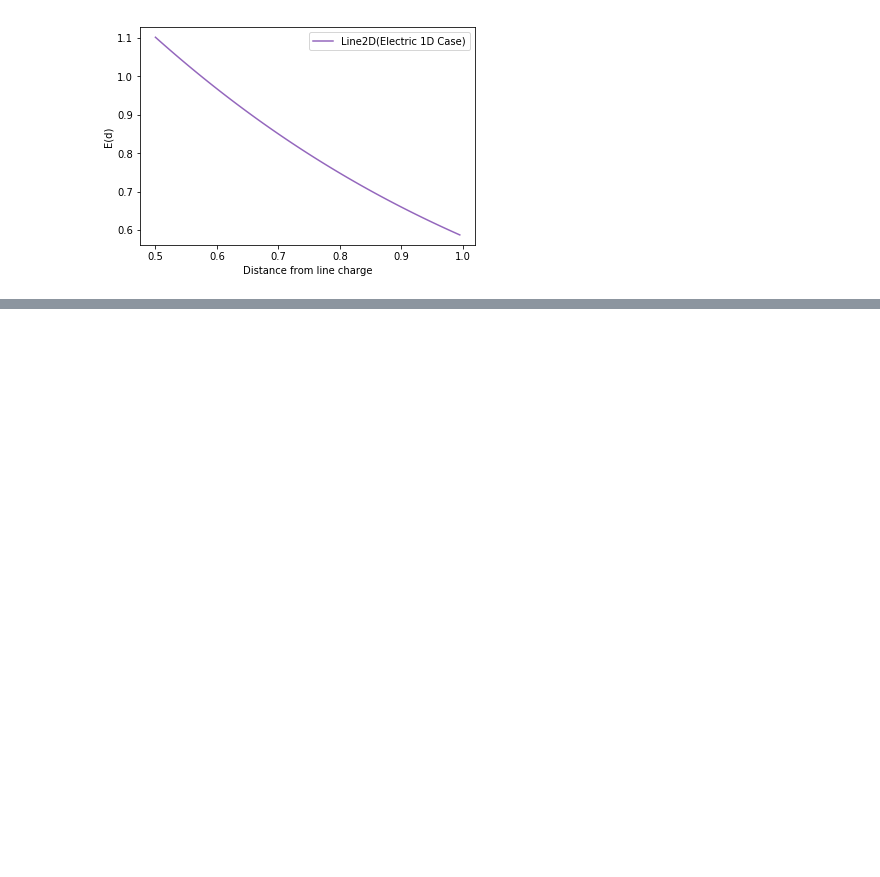
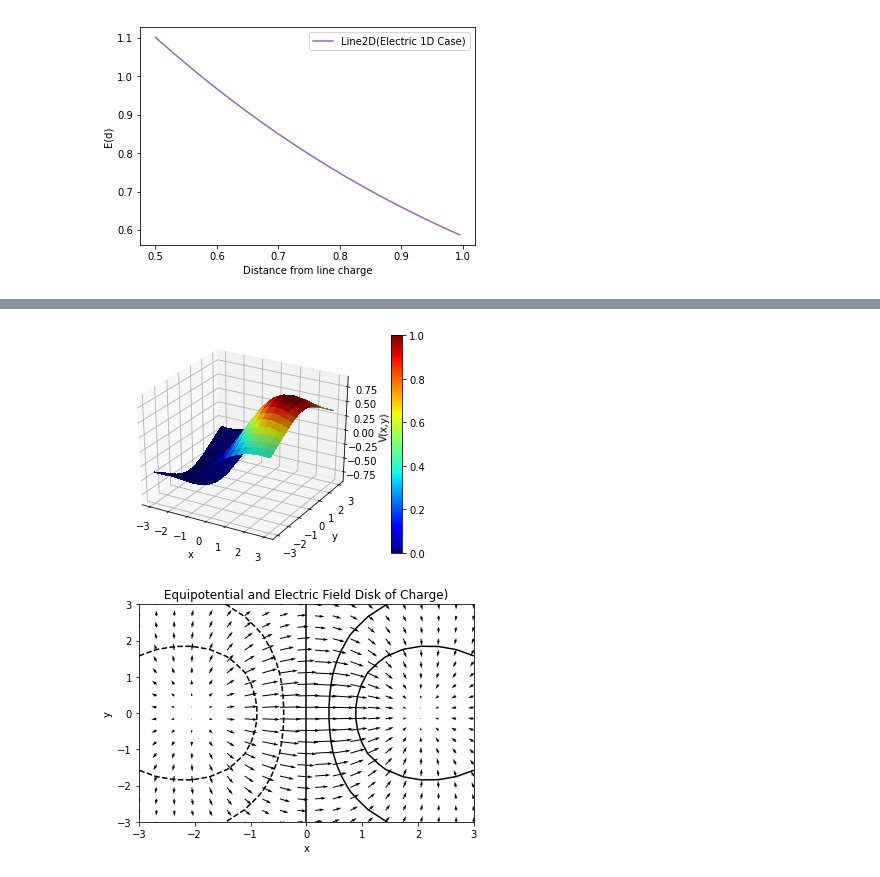
Before and after one commit to Phys7321/hw02-integrations-Littlelujy, a Jupyter notebook: Python/HW02.ipynb, the cells around one changed output, grey strips where cells are left out. Saved outputs shown, nothing was run; the diff lists cells and outputs as text; code cells hidden in the pictures; blank space fills up the shorter version.

```diff
--- a/Python/HW02.ipynb
+++ b/Python/HW02.ipynb
@@ -95 +122,44 @@ plt.show()
+# %%
+#// Potenital for a 2D case Disk in x-y plane with a raidus = 2 //
+
+x=np.linspace(-3,+3,20)
+y=np.linspace(-3,+3,20)
+z=2
+v=np.zeros((len(x),len(y)))
+for l in range(0,len(x)):
+    for n in range (0,len(y)):
+        f=lambda r,t : cos(t)*r**2/np.sqrt((x[l]-r*cos(t))**2 + (y[n]-r*sin(t))**2 + z**2 )
+        integral=sci.nquad(f,[[0,2],[0,2*pi]]) #sci.nquad: Wraps quad to enable integration over multiple variables
+        v[n,l]=integral[0]
+fig = plt.figure()
+ax = fig.gca(projection='3d')
+X, Y = np.meshgrid(x, y)
+
+surf = ax.plot_surface(X, Y, v, rstride=1, cstride=1, facecolors = my_col,
+        linewidth=0, antialiased=False)
+
+my_col = cm.jet(v/np.amax(v))
+m = cm.ScalarMappable(cmap=cm.jet)
+#ax.set_zlim(-1.01, 1.01)
+#fig.colorbar(surf, shrink=0.5, aspect=5)
+m.set_array([])
+fig.colorbar(m)
+ax.set_xlabel('x')
+ax.set_ylabel('y')
+ax.set_zlabel('V(x,y)')
+plt.show()
+
+
+#// Electric field for a disk: ///
+Gx, Gy = np.gradient(v)
+
+plt.contour(X,Y,v, 6,colors='k')
+plt.quiver(X,Y,Gy,Gx)
+plt.xlabel('x')
+plt.ylabel('y')
+plt.title('Equipotential and Electric Field Disk of Charge)')
+plt.show()
+# %% [output]
+[figure, added]
+[figure, added]
 # %%
```
Also changed, not shown: parts of 7 cells of this notebook.
